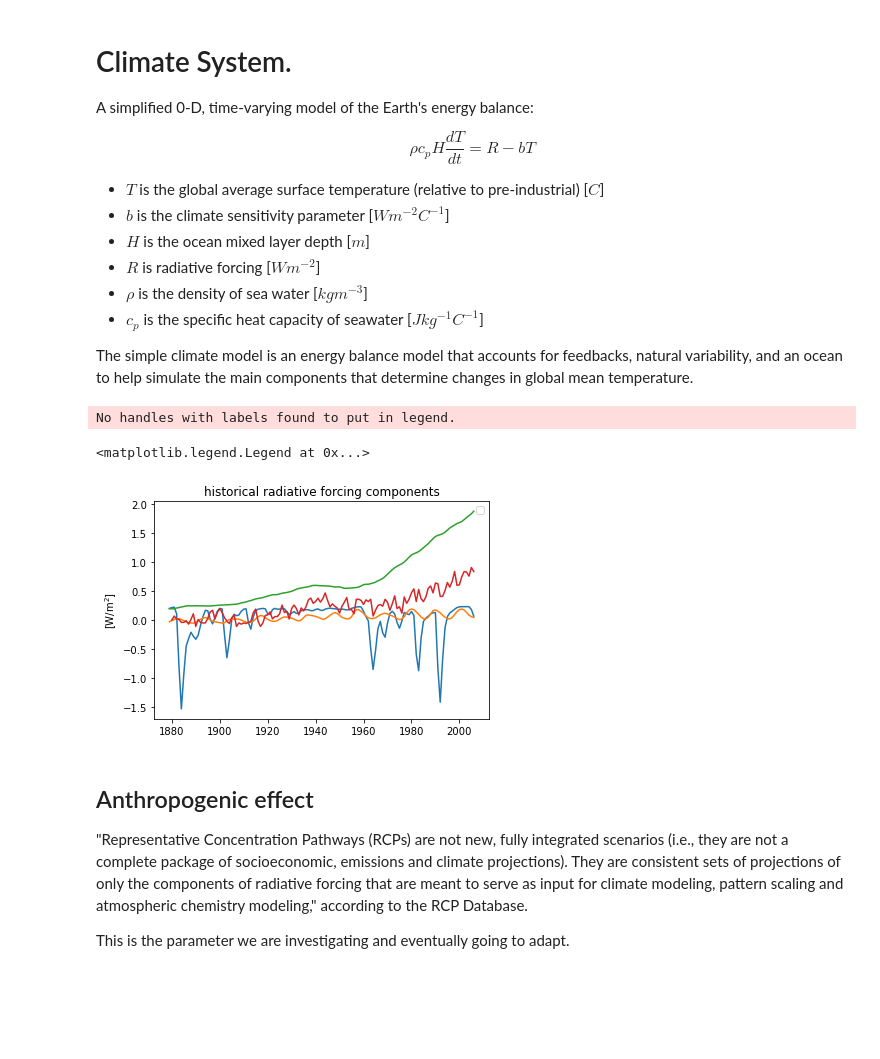
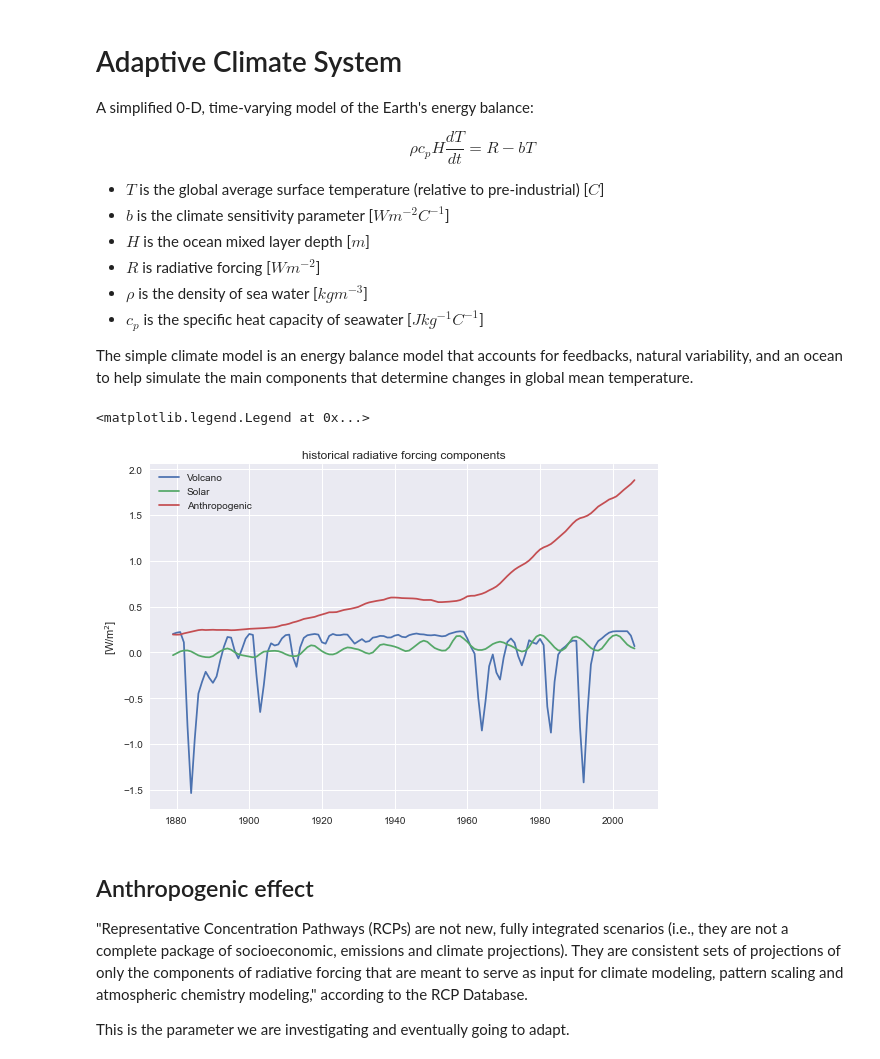
Before and after one commit to JohnOlushola/adaptive_climate_pathways, a Jupyter notebook: climate_system.ipynb, the cells around one changed output. Drawn from its saved outputs; the diff is of its cells as text; code cells hidden in the pictures; blank space fills up the shorter version.

```diff
--- a/climate_system.ipynb
+++ b/climate_system.ipynb
@@ -1,15 +1,15 @@
 # %% [markdown]
-# Climate System.
+# Adaptive Climate System
 
 A simplified 0-D, time-varying model of the Earth's energy balance:
 
 $$\rho c_p H \frac{dT}{dt} = R -  bT$$
 
-* $T$ is the global average surface temperature (relative to pre-industrial) [$C$]
-* $b$ is the climate sensitivity parameter [$Wm^{-2} C ^{-1}$]
-* $H$ is the ocean mixed layer depth [$m$]
-* $R$ is radiative forcing [$Wm^{-2}$]
-* $\rho$ is the density of sea water [$kgm^{-3}$]
-* $c_p$ is the specific heat capacity of seawater [$Jkg^{-1} C^{-1}$]
+- $T$ is the global average surface temperature (relative to pre-industrial) [$C$]
+- $b$ is the climate sensitivity parameter [$Wm^{-2} C ^{-1}$]
+- $H$ is the ocean mixed layer depth [$m$]
+- $R$ is radiative forcing [$Wm^{-2}$]
+- $\rho$ is the density of sea water [$kgm^{-3}$]
+- $c_p$ is the specific heat capacity of seawater [$Jkg^{-1} C^{-1}$]
 
 The simple climate model is an energy balance model that accounts for feedbacks, natural variability, and an ocean to help simulate the main components that determine changes in global mean temperature.
@@ -33,3 +16,11 @@ import pandas as pd
+# %%
+import numpy as np
+import matplotlib.pyplot as plt
+import pandas as pd
+
+# Plot options
+plt.rcParams["figure.autolayout"] = True
+plt.style.use('seaborn')
 # %%
 class ClimateSystem:
     def __init__(self):
@@ -162,18 +199,16 @@ class ClimateSystem:
 # %%
 climate = ClimateSystem()
 
 plt.figure()
-plt.plot(*climate.get_forcing('Volcano [W/m2]'))
-plt.plot(*climate.get_forcing('Solar [W/m2]'))
-plt.plot(*climate.get_forcing('Anthropogenic [W/m2]'))
-plt.plot(*climate.get_observed_temp())
+plt.plot(*climate.get_forcing('Volcano [W/m2]'), label='Volcano')
+plt.plot(*climate.get_forcing('Solar [W/m2]'), label='Solar')
+plt.plot(*climate.get_forcing('Anthropogenic [W/m2]'), label='Anthropogenic')
 plt.ylabel('[W/m$^2$]')
 plt.title('historical radiative forcing components')
 plt.legend()
 # %% [output]
-No handles with labels found to put in legend.
+<matplotlib.legend.Legend at 0x...>
-<matplotlib.legend.Legend at 0x...>
-[figure, old version]
+[figure, new version]
 # %% [markdown]
 ## Anthropogenic effect
 
```
Also changed, not shown: parts of 17 cells of this notebook.
